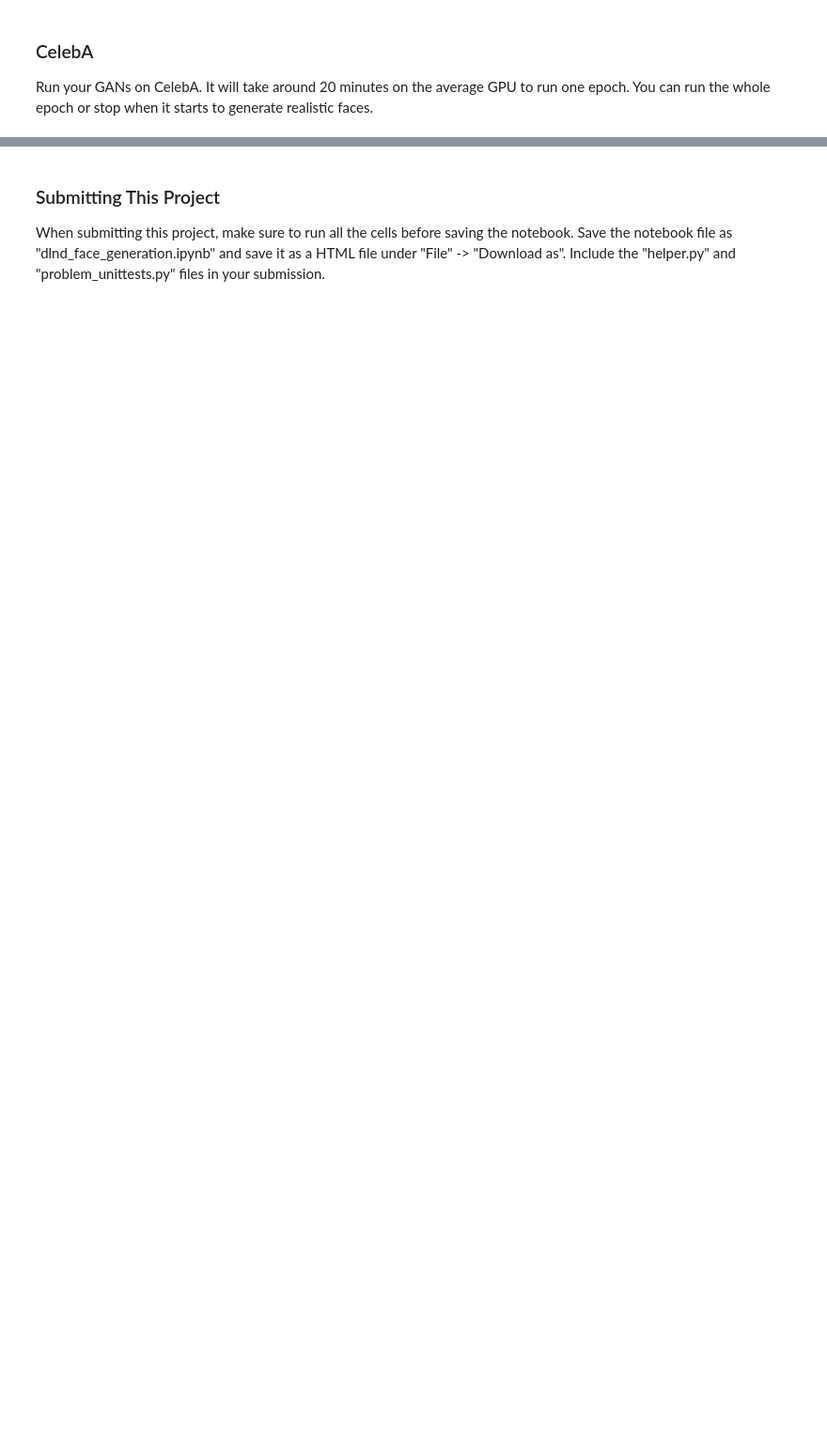
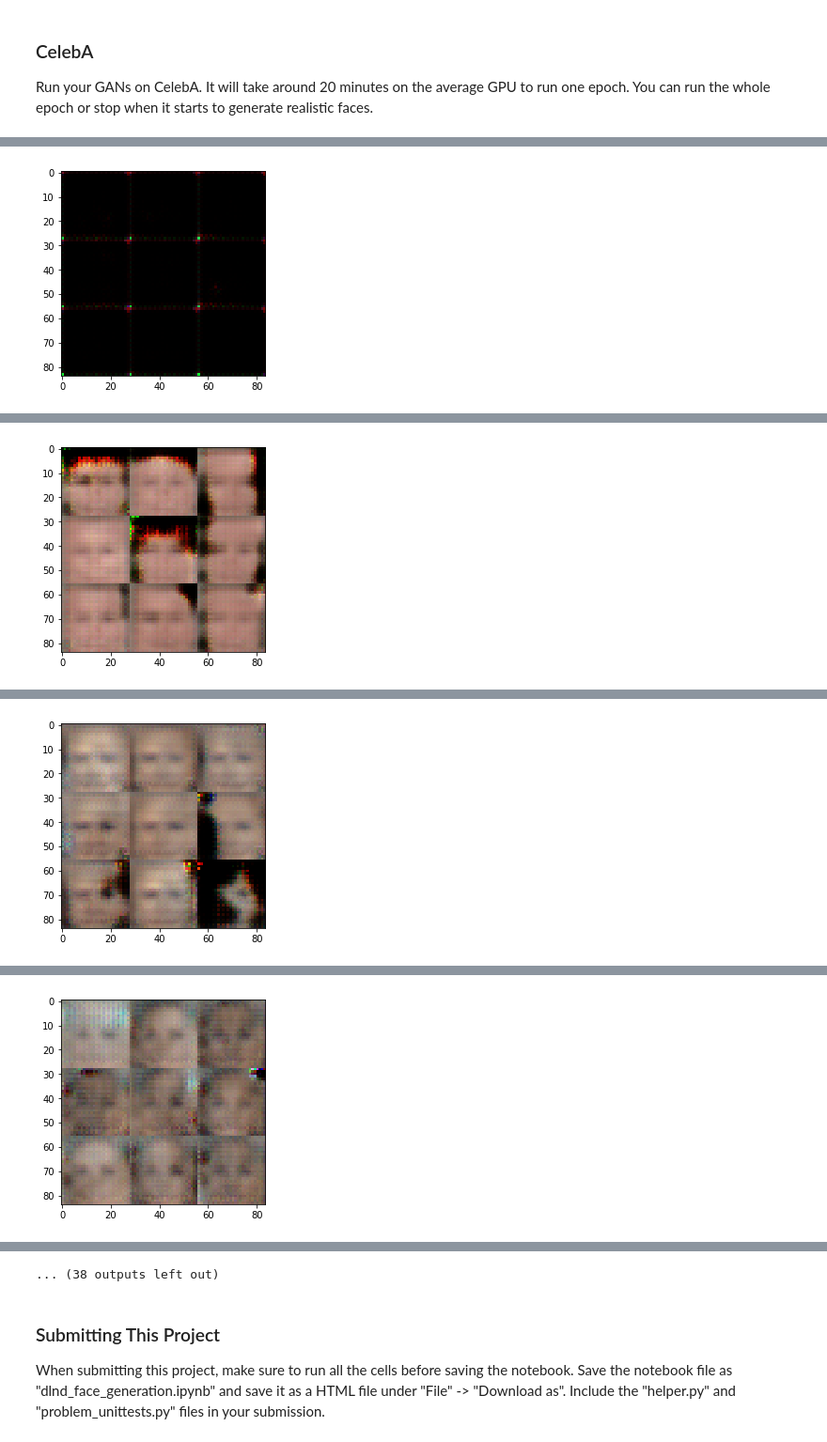
Before and after one commit to CtheSky/udacity-face-generation, a Jupyter notebook: dlnd_face_generation.ipynb, the cells around one changed output, grey strips where cells are left out. Shown at 94% size. Cells and saved outputs as stored; diff of their text form; code cells hidden in the pictures; blank space fills up the shorter version.

```diff
--- a/dlnd_face_generation.ipynb
+++ b/dlnd_face_generation.ipynb
@@ -346,14 +347,41 @@ def train(epoch_count, batch_size, z_dim, learning_rate, beta1, get_batches, dat
     :param data_shape: Shape of the data
     :param data_image_mode: The image mode to use for images ("RGB" or "L")
     """
-    # TODO: Build Model
+    width, height, channel = data_shape[1], data_shape[2], data_shape[3]
 
+    input_real, input_z, learn_rate = model_inputs(width, height, channel, z_dim)
+    d_loss, g_loss = model_loss(input_real, input_z, channel)
+    d_opt, g_opt = model_opt(d_loss, g_loss, learn_rate, beta1)
 
+    saver = tf.train.Saver()
+
+    steps = 0
     with tf.Session() as sess:
         sess.run(tf.global_variables_initializer())
         for epoch_i in range(epoch_count):
             for batch_images in get_batches(batch_size):
-                # TODO: Train Model
+                steps += 1
+
+                # Sample random noise for G
+                batch_z = np.random.uniform(-1, 1, size=(batch_size, z_dim))
+
+                # Run optimizers
+                _ = sess.run(d_opt, feed_dict={input_real: batch_images, input_z: batch_z, learn_rate: learning_rate})
+                _ = sess.run(g_opt, feed_dict={input_z: batch_z, input_real: batch_images, learn_rate: learning_rate})
+
+                if steps % 100 == 0:
+                    # print the losses every 100 steps
+                    train_loss_d = d_loss.eval({input_z: batch_z, input_real: batch_images})
+                    train_loss_g = g_loss.eval({input_z: batch_z})
+
+                    print("Epoch {}/{}..., step {}".format(epoch_i+1, epochs, steps),
+                          "Discriminator Loss: {:.4f}...".format(train_loss_d),
+                          "Generator Loss: {:.4f}".format(train_loss_g))
+
+                if steps % 100 == 0:
+                    show_generator_output(sess, 12, input_z, channel, data_image_mode)
+
+        saver.save(sess, './generator.ckpt')
 # %% [markdown]
 ### MNIST
 Test your GANs architecture on MNIST.  After 2 epochs, the GANs should be able to generate images that look like handwritten digits.  Make sure the loss of the generator is lower than the loss of the discriminator or close to 0.
@@ -377,10 +436,10 @@ with tf.Graph().as_default():
 ### CelebA
 Run your GANs on CelebA.  It will take around 20 minutes on the average GPU to run one epoch.  You can run the whole epoch or stop when it starts to generate realistic faces.
 # %%
-batch_size = None
-z_dim = None
-learning_rate = None
-beta1 = None
+batch_size = 64
+z_dim = 128
+learning_rate = 0.001
+beta1 = 0.3
 
 
 """
@@ -392,3 +451,4 @@ celeba_dataset = helper.Dataset('celeba', glob(os.path.join(data_dir, 'img_align
 with tf.Graph().as_default():
     train(epochs, batch_size, z_dim, learning_rate, beta1, celeba_dataset.get_batches,
           celeba_dataset.shape, celeba_dataset.image_mode)
+# %% [output]
@@ -394,0 +456 @@ with tf.Graph().as_default():
+[figure, added]
@@ -394,0 +458 @@ with tf.Graph().as_default():
+[figure, added]
@@ -394,0 +460 @@ with tf.Graph().as_default():
+[figure, added]
@@ -394,0 +462 @@ with tf.Graph().as_default():
+[figure, added]
@@ -395,3 +467,4 @@ with tf.Graph().as_default():
+... (38 outputs left out)
 # %% [markdown]
 ### Submitting This Project
 When submitting this project, make sure to run all the cells before saving the notebook. Save the notebook file as "dlnd_face_generation.ipynb" and save it as a HTML file under "File" -> "Download as". Include the "helper.py" and "problem_unittests.py" files in your submission.
```
Also changed, not shown: parts of 5 cells of this notebook, 1 other file.
